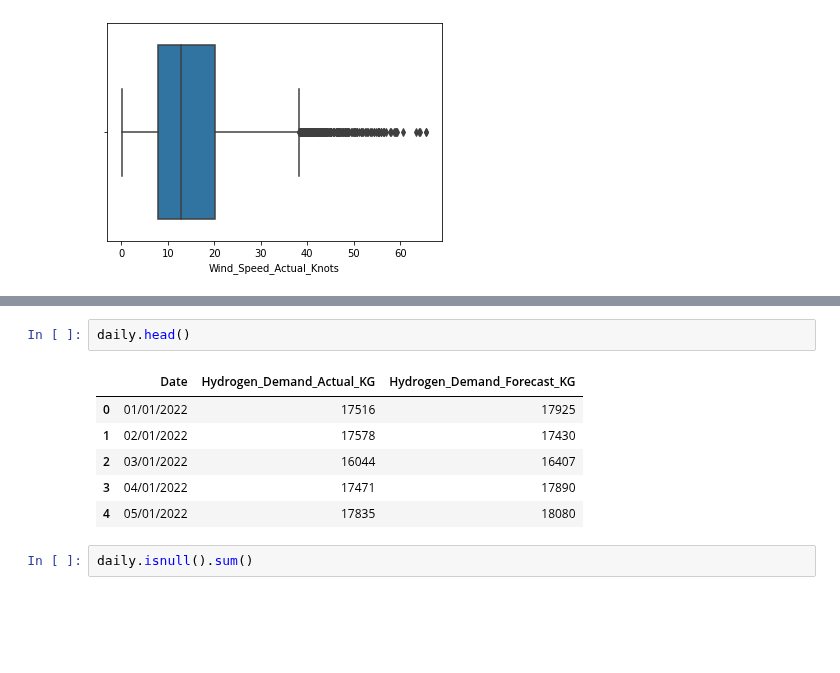
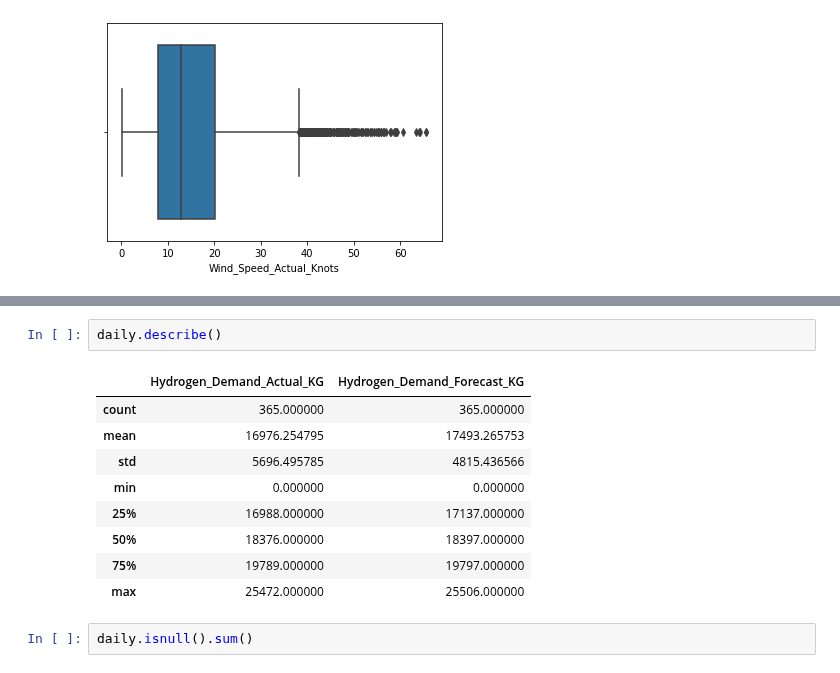
Before and after one commit to AmeerAliSaleem/dig_data_shell_project, a Jupyter notebook: DigData_Shell_Project.ipynb, the cells around one changed output, grey strips where cells are left out. Drawn from its saved outputs; the diff is of its cells as text; blank space fills up the shorter version.

```diff
--- a/DigData_Shell_Project.ipynb
+++ b/DigData_Shell_Project.ipynb
@@ -102,12 +108,15 @@ sns.boxplot(x=hourly.iloc[:,1])
 # %%
-daily.head()
+daily.describe()
 # %% [output]
-|  | Date | Hydrogen_Demand_Actual_KG | Hydrogen_Demand_Forecast_KG |
-| 0 | 01/01/2022 | 17516 | 17925 |
-| 1 | 02/01/2022 | 17578 | 17430 |
-| 2 | 03/01/2022 | 16044 | 16407 |
-| 3 | 04/01/2022 | 17471 | 17890 |
-| 4 | 05/01/2022 | 17835 | 18080 |
+|  | Hydrogen_Demand_Actual_KG | Hydrogen_Demand_Forecast_KG |
+| count | 365.000000 | 365.000000 |
+| mean | 16976.254795 | 17493.265753 |
+| std | 5696.495785 | 4815.436566 |
+| min | 0.000000 | 0.000000 |
+| 25% | 16988.000000 | 17137.000000 |
+| 50% | 18376.000000 | 18397.000000 |
+| 75% | 19789.000000 | 19797.000000 |
+| max | 25472.000000 | 25506.000000 |
 # %%
 daily.isnull().sum()
 # %% [output]
```
Also changed, not shown: parts of 16 cells of this notebook.
